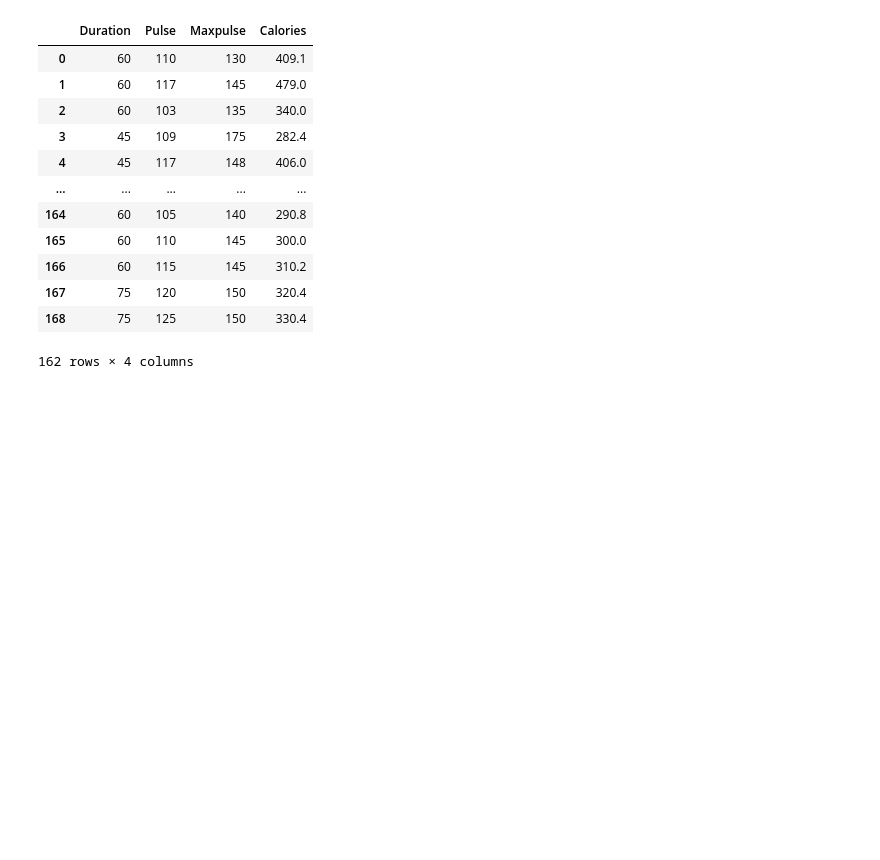
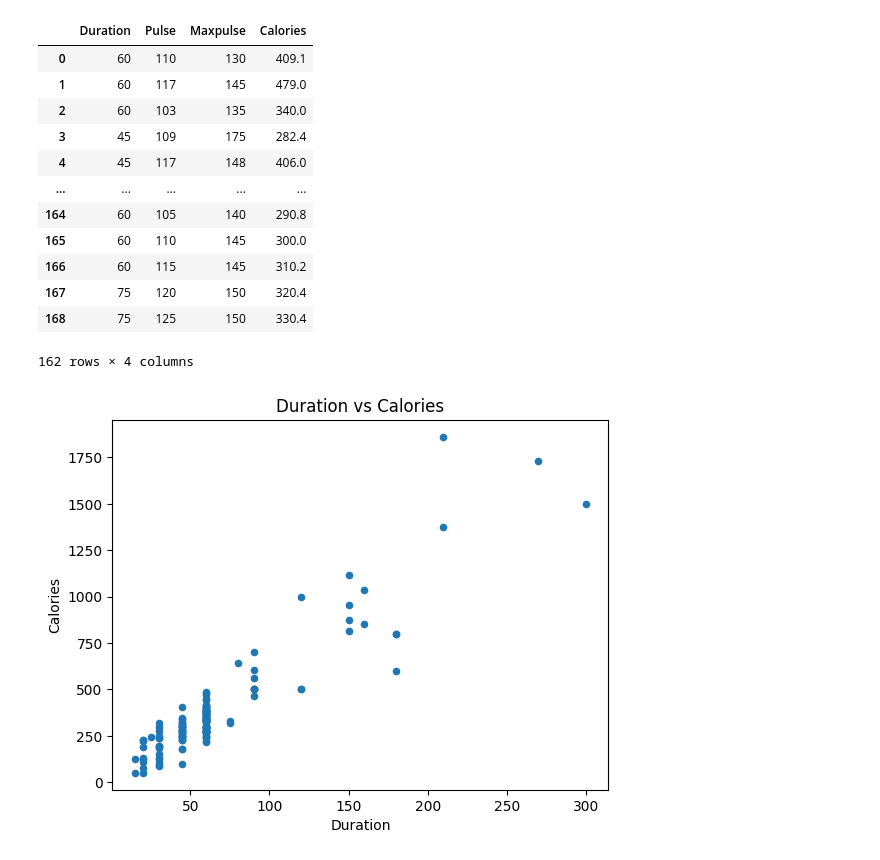
Before and after one commit to nobseh/Practice-Data-Analysis, a Jupyter notebook: analysis1.ipynb, the cells around one changed output. Cells and saved outputs as stored; diff of their text form; code cells hidden in the pictures; blank space fills up the shorter version.

```diff
--- a/analysis1.ipynb
+++ b/analysis1.ipynb
@@ -88,3 +88,11 @@ data # a total of 7 duplicates were removed from the dataset.
 | 167 | 75 | 120 | 150 | 320.4 |
 | 168 | 75 | 125 | 150 | 330.4 |
 162 rows × 4 columns
+# %%
+data.plot(x='Duration', y='Calories', kind='scatter')
+plt.xlabel('Duration')
+plt.ylabel('Calories')
+plt.title('Duration vs Calories')
+plt.show()
+# %% [output]
+[figure, added]
```
Also changed, not shown: parts of 3 cells of this notebook.
